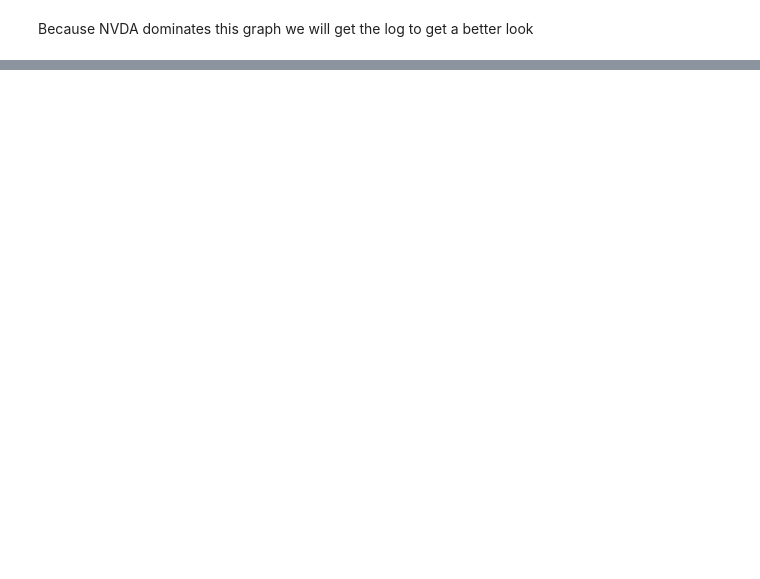
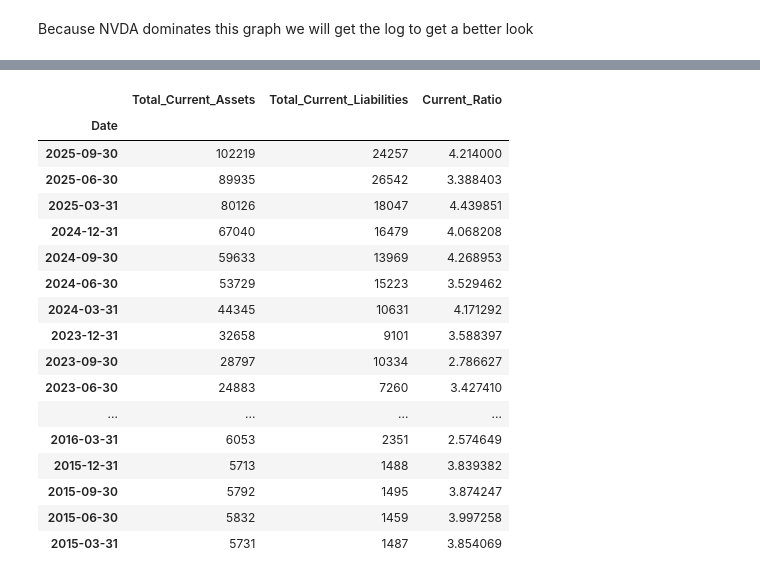
Before and after one commit to vdanielb/stock-market-inference, a Jupyter notebook: project.ipynb, the cells around one changed output, grey strips where cells are left out. Cells and saved outputs as stored; diff of their text form; code cells hidden in the pictures; blank space fills up the shorter version.

```diff
--- a/project.ipynb
+++ b/project.ipynb
@@ -134,3 +134,84 @@ NVDA_returns
 | 2025-09-26 | 0.002814 | 0.002810 | 178.190002 | 148573700 |
 | 2025-09-29 | 0.020540 | 0.020332 | 181.850006 | 193063500 |
 1695 rows × 4 columns
+# %%
+data = {
+    "Quarter": [
+        "2025Q3","2025Q2","2025Q1","2024Q4","2024Q3","2024Q2","2024Q1",
+        "2023Q4","2023Q3","2023Q2","2023Q1",
+        "2022Q4","2022Q3","2022Q2","2022Q1",
+        "2021Q4","2021Q3","2021Q2","2021Q1",
+        "2020Q4","2020Q3","2020Q2","2020Q1",
+        "2019Q4","2019Q3","2019Q2","2019Q1",
+        "2018Q4","2018Q3","2018Q2","2018Q1",
+        "2017Q4","2017Q3","2017Q2","2017Q1",
+        "2016Q4","2016Q3","2016Q2","2016Q1",
+        "2015Q4","2015Q3","2015Q2","2015Q1"
+    ],
+    "Total_Current_Assets": [
+        102219, 89935, 80126, 67040, 59633, 53729, 44345,
+        32658, 28797, 24883, 23073,
+        28829, 25806, 25806, 18127,
+        16055, 15161, 14393, 14681,
+        19584, 13690, 12420, 11391,
+        10629,10557,11386,10347,
+        11386,10831,9448,9255,
+        8479,8070,8116,8536,
+        8307,6156,5790,6053,
+        5713,5792,5832,5731
+    ],
+    "Total_Current_Liabilities": [
+        24257,26542,18047,16479,13969,15223,10631,
+        9101,10334,7260,6563,
+        4335,3612,4448,4004,
+        3925,3669,2410,1930,
+        1903,1784,1475,1331,
+        1389,1622,2252,2300,
+        1608,1462,1106,1153,
+        1032,983,823,1788,
+        2041,2407,2377,2351,
+        1488,1495,1459,1487
+    ]
+}
+
+assets_liabilities = pd.DataFrame(data).set_index("Quarter")
+assets_liabilities['Current_Ratio'] = assets_liabilities['Total_Current_Assets'] / assets_liabilities['Total_Current_Liabilities']
+# Change Quarter to DatetimeIndex
+quarter_to_date = {
+    "2025Q3": "2025-09-30","2025Q2": "2025-06-30","2025Q1": "2025-03-31","2024Q4": "2024-12-31","2024Q3": "2024-09-30","2024Q2": "2024-06-30","2024Q1": "2024-03-31",
+    "2023Q4": "2023-12-31","2023Q3": "2023-09-30","2023Q2": "2023-06-30","2023Q1": "2023-03-31",
+    "2022Q4": "2022-12-31","2022Q3": "2022-09-30","2022Q2": "2022-06-30","2022Q1": "2022-03-31",
+    "2021Q4": "2021-12-31","2021Q3": "2021-09-30","2021Q2": "2021-06-30","2021Q1": "2021-03-31",
+    "2020Q4": "2020-12-31","2020Q3": "2020-09-30","2020Q2": "2020-06-30","2020Q1": "2020-03-31",
+    "2019Q4": "2019-12-31","2019Q3": "2019-09-30","2019Q2": "2019-06-30","2019Q1": "2019-03-31",
+    "2018Q4": "2018-12-31","2018Q3": "2018-09-30","2018Q2": "2018-06-30","2018Q1": "2018-03-31",
+    "2017Q4": "2017-12-31","2017Q3": "2017-09-30","2017Q2": "2017-06-30","2017Q1": "2017-03-31",
+    "2016Q4": "2016-12-31","2016Q3": "2016-09-30","2016Q2": "2016-06-30","2016Q1": "2016-03-31",
+    "2015Q4": "2015-12-31","2015Q3": "2015-09-30","2015Q2": "2015-06-30","2015Q1": "2015-03-31"
+}
+
+assets_liabilities.index = pd.to_datetime(assets_liabilities.index.map(quarter_to_date))
+assets_liabilities.reset_index(inplace=True)
+# Rename Quarter to Date
+assets_liabilities.rename(columns={"Quarter": "Date"}, inplace=True)
+assets_liabilities = assets_liabilities.set_index("Date")
+assets_liabilities
+# %% [output]
+|  | Total_Current_Assets | Total_Current_Liabilities | Current_Ratio |
+| Date |  |  |  |
+| 2025-09-30 | 102219 | 24257 | 4.214000 |
+| 2025-06-30 | 89935 | 26542 | 3.388403 |
+| 2025-03-31 | 80126 | 18047 | 4.439851 |
+| 2024-12-31 | 67040 | 16479 | 4.068208 |
+| 2024-09-30 | 59633 | 13969 | 4.268953 |
+| 2024-06-30 | 53729 | 15223 | 3.529462 |
+| 2024-03-31 | 44345 | 10631 | 4.171292 |
+| 2023-12-31 | 32658 | 9101 | 3.588397 |
+| 2023-09-30 | 28797 | 10334 | 2.786627 |
+| 2023-06-30 | 24883 | 7260 | 3.427410 |
+| ... | ... | ... | ... |
+| 2016-03-31 | 6053 | 2351 | 2.574649 |
+| 2015-12-31 | 5713 | 1488 | 3.839382 |
+| 2015-09-30 | 5792 | 1495 | 3.874247 |
+| 2015-06-30 | 5832 | 1459 | 3.997258 |
+| 2015-03-31 | 5731 | 1487 | 3.854069 |
```
Also changed, not shown: parts of 8 cells of this notebook.
